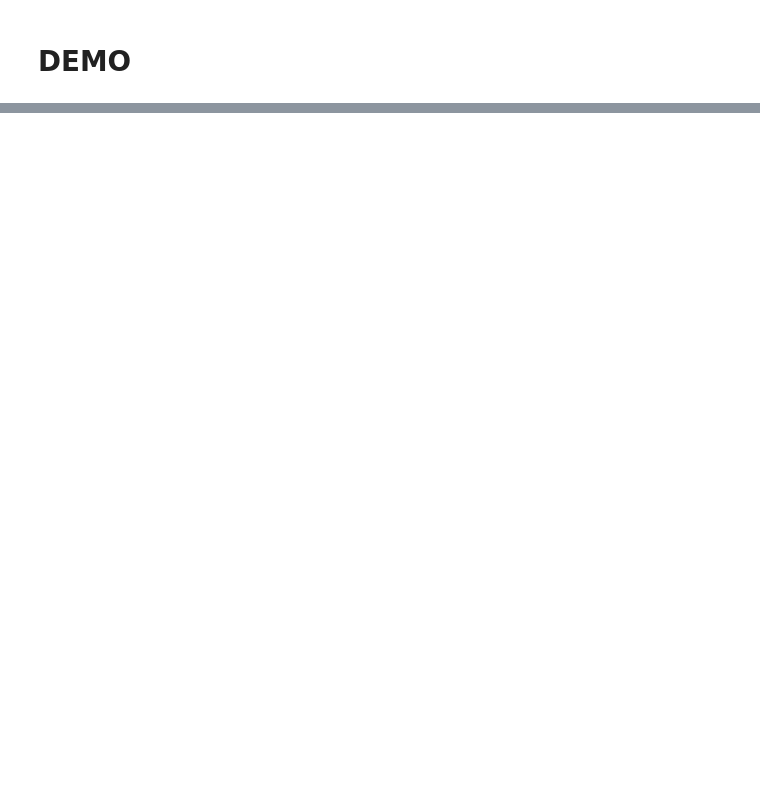
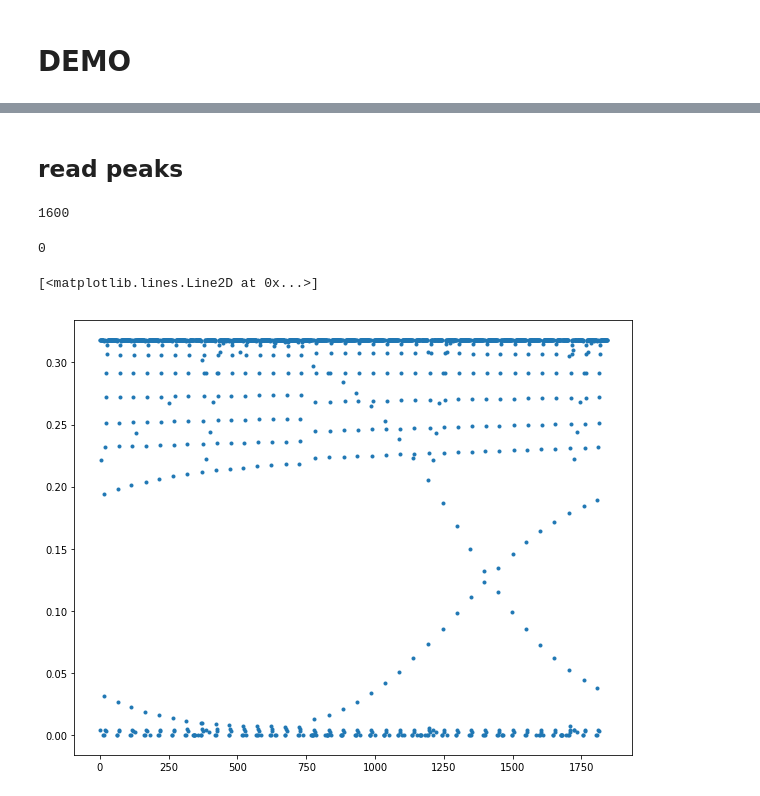
Before and after one commit to WildTangles/qpeak, a Jupyter notebook: scan-peaks.ipynb, the cells around one changed output, grey strips where cells are left out. Saved outputs shown, nothing was run; the diff lists cells and outputs as text; code cells hidden in the pictures; blank space fills up the shorter version.

Commit message:
quick messy plots

```diff
--- a/scan-peaks.ipynb
+++ b/scan-peaks.ipynb
@@ -8,6 +10,12 @@ import math
 from skimage.feature import peak_local_max
 import pickle
 import os
+import glob
 
 %matplotlib inline
+plt.rcParams['figure.figsize'] = (10.0, 8.0) # set default size of plots
+plt.rcParams['image.interpolation'] = 'nearest'
+plt.rcParams['image.cmap'] = 'gray'
+
+saveDir = 'peaks'
 # %%
@@ -130,3 +137,43 @@ for E_i in EList:
             os.makedirs(saveDir)
         pickle.dump(infoPacket, open(os.path.join(saveDir,'{}.qpeak'.format(saveIdx)),'wb'))
         saveIdx += 1
+# %% [markdown]
+## read peaks
+# %%
+relevantInfo = []
+for peak in glob.glob(os.path.join(saveDir, '*')):
+    savedInfo = pickle.load(open(peak, 'rb'))
+
+    coors = savedInfo['coors']
+    peaks = []
+    for coor in coors:
+        peaks.append(savedInfo['Q3'][coor[0], coor[1]])
+
+    relevantInfo_i = {}
+    relevantInfo_i['peakName'] = peak
+    relevantInfo_i['E'] = savedInfo['E_i']
+    relevantInfo_i['wd'] = savedInfo['wd_i']
+    relevantInfo_i['peaks'] = peaks
+    relevantInfo.append(relevantInfo_i)
+
+print(len(relevantInfo))
+# %% [output]
+1600
+# %%
+count = 0
+peakLen = 0
+for relevantInfo_i in relevantInfo:
+    if len(relevantInfo_i['peaks']) == peakLen:
+        count += 1
+print(count)
+# %% [output]
+0
+# %%
+peaksTest = []
+for relevantInfo_i in relevantInfo:
+    for j in relevantInfo_i['peaks']:
+        peaksTest.append(j)
+plt.plot(peaksTest, '.')
+# %% [output]
+[<matplotlib.lines.Line2D at 0x...>]
+[figure, added]
```
Also changed, not shown: parts of 7 cells of this notebook.
